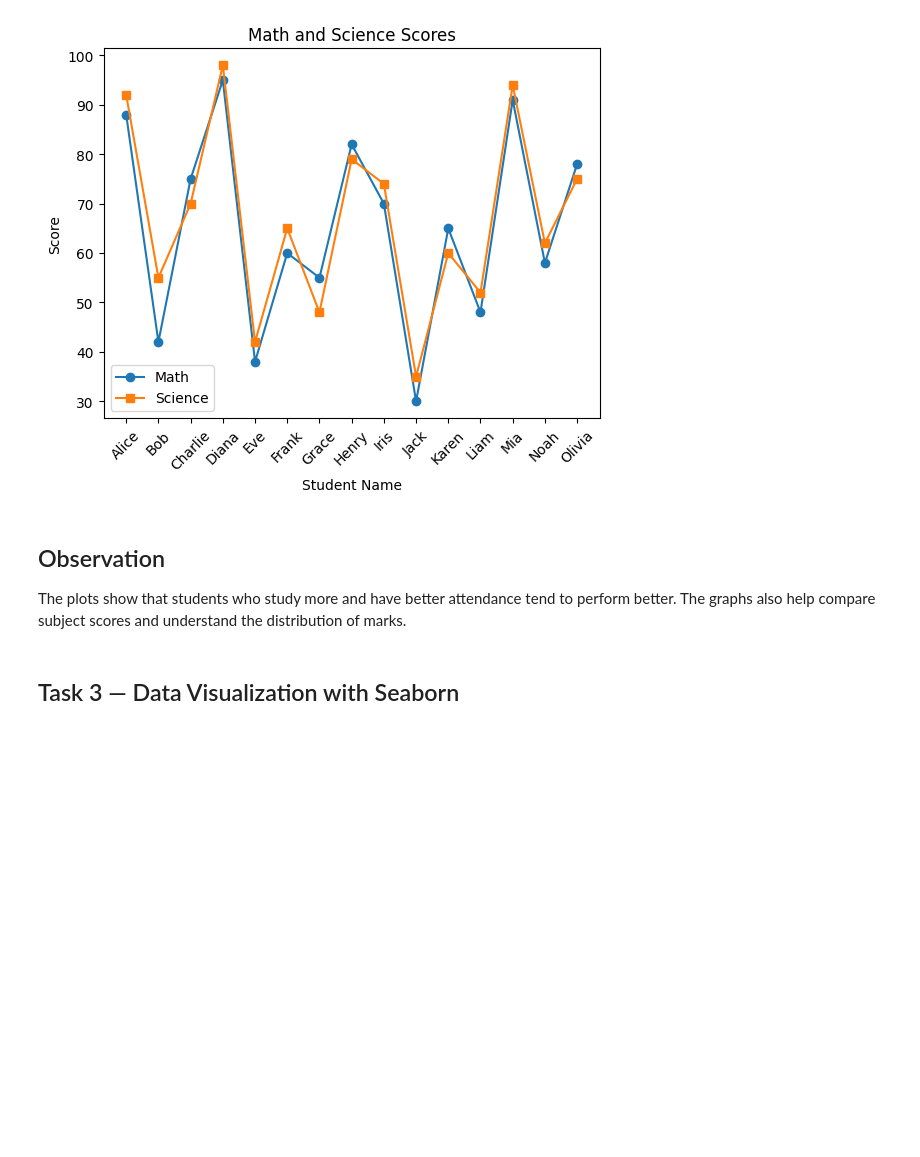
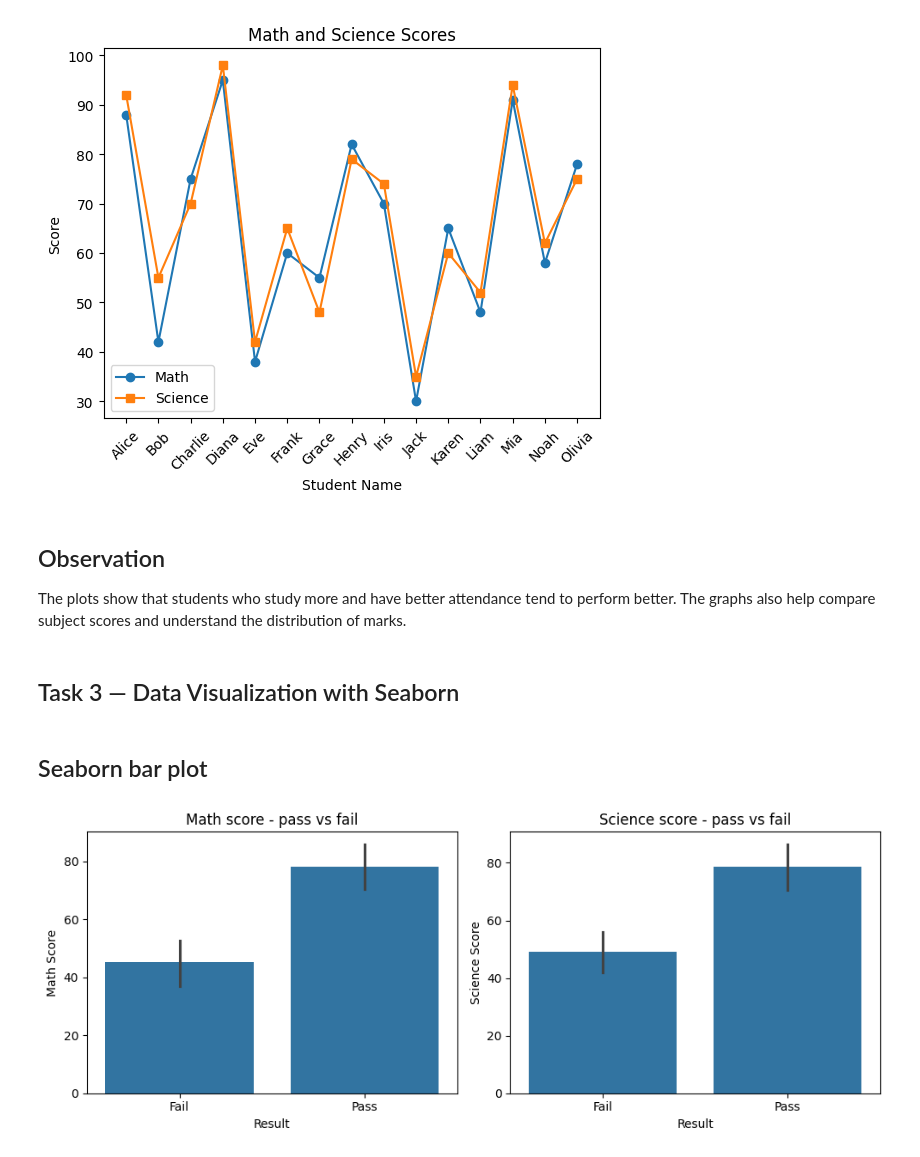
Before and after one commit to dppanchal889/assignment-03-BITSoM-2511143-python-assignment-part4, a Jupyter notebook: part4_visualization_ml.ipynb, the cells around one changed output. Cells and saved outputs as stored; diff of their text form; code cells hidden in the pictures; blank space fills up the shorter version.

```diff
--- a/part4_visualization_ml.ipynb
+++ b/part4_visualization_ml.ipynb
@@ -277,3 +271,6 @@ The plots show that students who study more and have better attendance tend to p
 The graphs also help compare subject scores and understand the distribution of marks.
 # %% [markdown]
 ## Task 3 — Data Visualization with Seaborn
+# %%
+subject_cols = ['math', 'science', 'english', 'history', 'pe']
+df['avg_score'] = df[subject_cols].mean(axis=1)
@@ -279,0 +280,30 @@ The graphs also help compare subject scores and understand the distribution of m
+# %% [markdown]
+## Seaborn bar plot
+# %%
+
+
+plt.figure(figsize=(10,4))
+
+# math
+ax1 = plt.subplot(1,2,1)
+sns.barplot(data=df, x='passed', y='math', ax=ax1)
+ax1.set_title("Math score - pass vs fail")
+ax1.set_xlabel("Result")
+ax1.set_ylabel("Math Score")
+ax1.set_xticks([0, 1])
+ax1.set_xticklabels(['Fail', 'Pass'])
+
+# science
+ax2 = plt.subplot(1,2,2)
+sns.barplot(data=df, x='passed', y='science', ax=ax2)
+ax2.set_title("Science score - pass vs fail")
+ax2.set_xlabel("Result")
+ax2.set_ylabel("Science Score")
+ax2.set_xticks([0, 1])
+ax2.set_xticklabels(['Fail', 'Pass'])
+
+plt.tight_layout()
+plt.savefig("plot6_seaborn_bar.png")
+plt.show()
+# %% [output]
+[figure, added]
```
Also changed, not shown: parts of 6 cells of this notebook, 2 other files.
